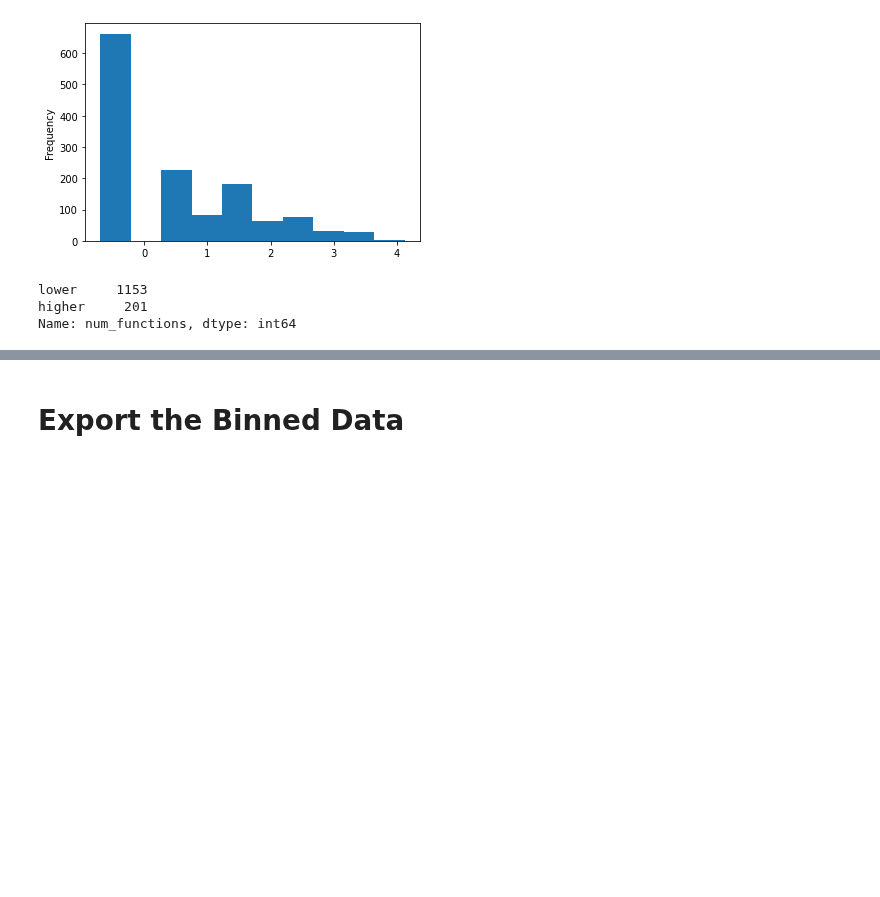
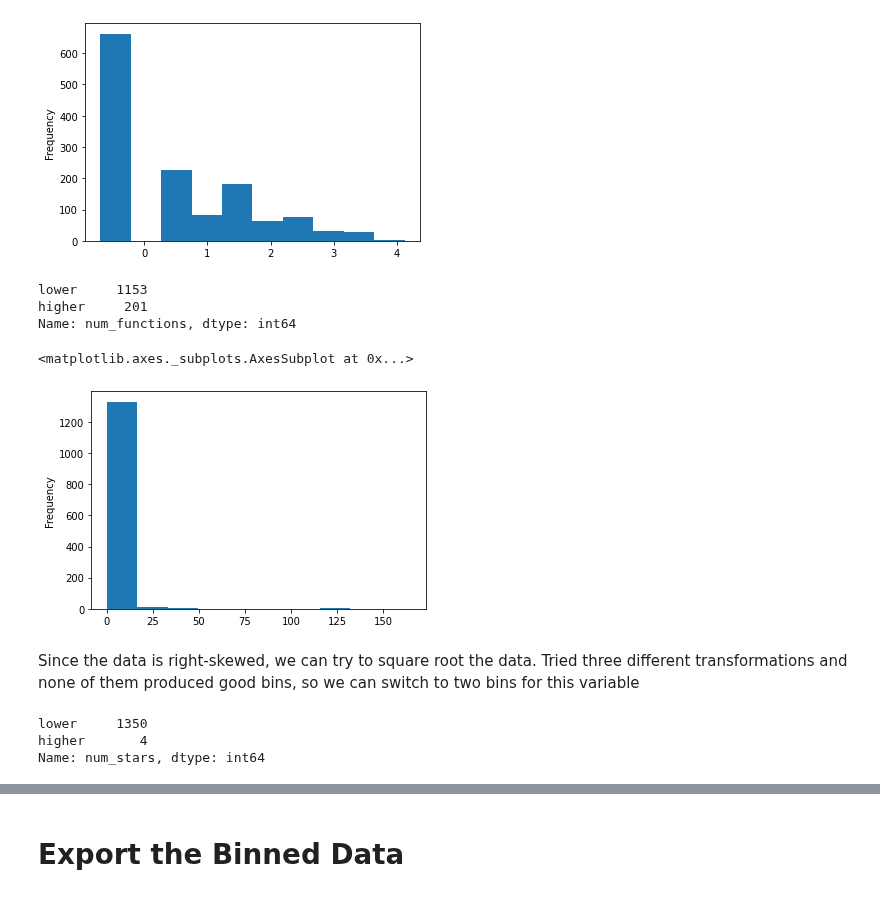
Before and after one commit to Isabel-Gan/quantifying-notebook-features, a Jupyter notebook: output/complete-runs/analysis/binning-data/all-data-binning.ipynb, the cells around one changed output, grey strips where cells are left out. Cells and saved outputs as stored; diff of their text form; code cells hidden in the pictures; blank space fills up the shorter version.

```diff
--- a/output/complete-runs/analysis/binning-data/all-data-binning.ipynb
+++ b/output/complete-runs/analysis/binning-data/all-data-binning.ipynb
@@ -124,6 +127,6 @@ list(enumerate(zip(list(no_md_df), no_md_df.dtypes)))
 # %%
 # isolate the quantitative variables
-no_md_quant_vars = [list(no_md_df)[i] for i in [1, 2, 3, 4, 7, 8, 9, 10, 13]]
+no_md_quant_vars = [list(no_md_df)[i] for i in [1, 2, 3, 4, 7, 8, 9, 10, 13, 16]]
 no_md_quant_vars
 # %% [output]
 ['jupyter_prop',
@@ -834,3 +885,24 @@ no_md_num_functions.value_counts()
 lower     1153
 higher     201
 Name: num_functions, dtype: int64
+# %%
+# create a copy of the num_stars column
+no_md_num_stars = no_md_quant_df['num_stars'].copy()
+
+# plot the data
+no_md_num_stars.plot(kind = 'hist')
+# %% [output]
+<matplotlib.axes._subplots.AxesSubplot at 0x...>
+[figure, added]
+# %% [markdown]
+Since the data is right-skewed, we can try to square root the data. Tried three different transformations and none of them produced good bins, so we can switch to two bins for this variable
+# %%
+# put the data into two bins
+no_md_num_stars = pd.cut(no_md_num_stars, 2, labels = two_labels)
+
+# check the bin counts
+no_md_num_stars.value_counts()
+# %% [output]
+lower     1350
+higher       4
+Name: num_stars, dtype: int64
```
Also changed, not shown: parts of 21 cells of this notebook, 2 other files.
